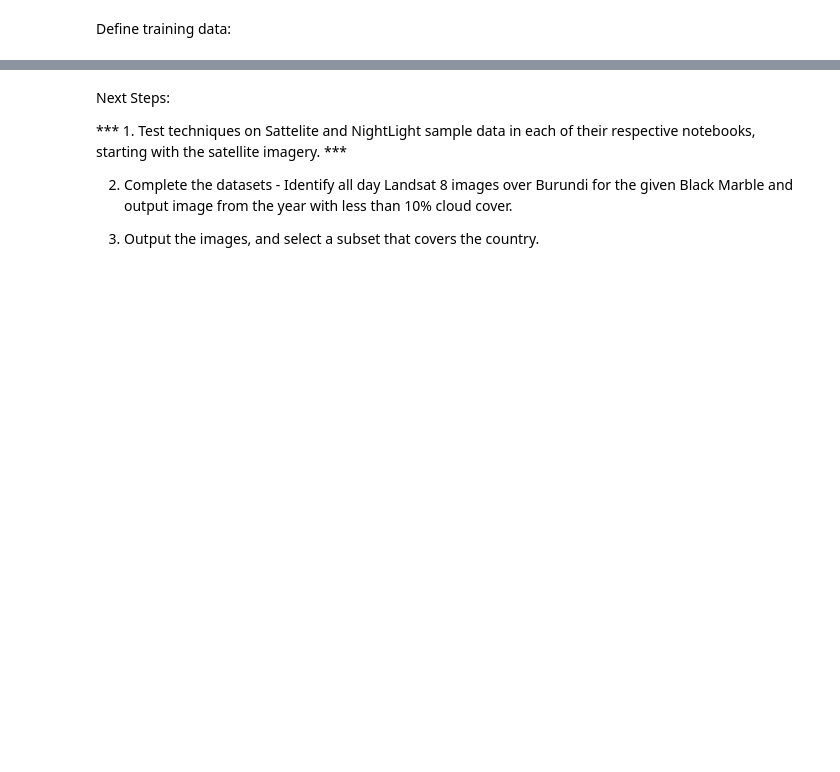
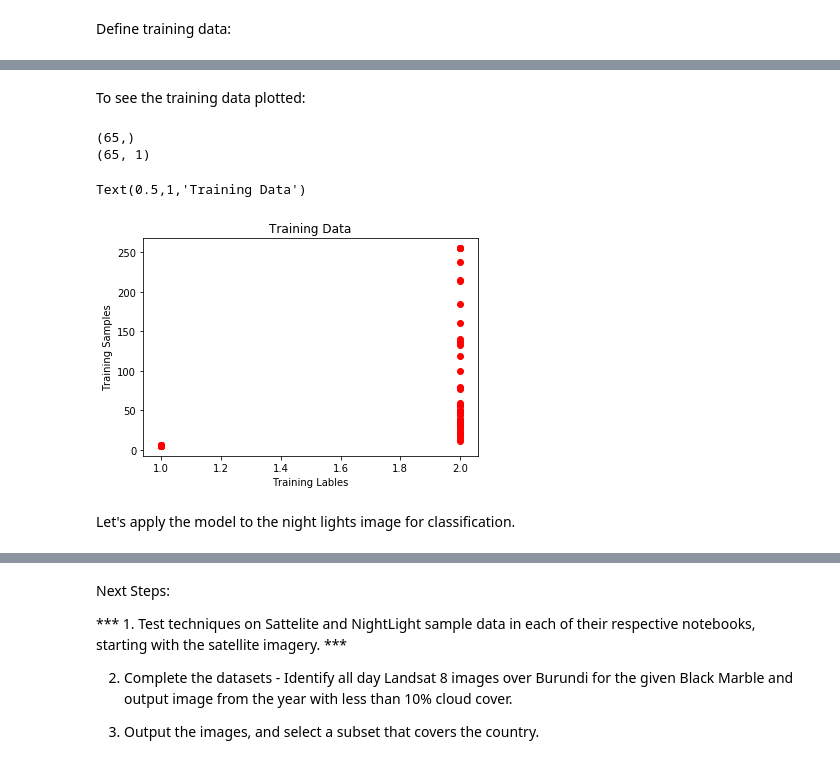
Before and after one commit to karlaking/poverty-predictor, a Jupyter notebook: nightlights_classification.ipynb, the cells around one changed output, grey strips where cells are left out. Saved outputs shown, nothing was run; the diff lists cells and outputs as text; code cells hidden in the pictures; blank space fills up the shorter version.

Commit message:
Finish first classification

```diff
--- a/nightlights_classification.ipynb
+++ b/nightlights_classification.ipynb
@@ -129,0 +128,4 @@ dl.utilities
+# %%
+output_fname = "data/black-marble/classification.tiff"
+train_data_path = "data/black-marble/train/"
+validation_data_path = "data/black-marble/test/"
@@ -129,0 +138,12 @@ dl.utilities
+# %%
+files = [f for f in os.listdir(train_data_path) if f.endswith('.shp')]
+classes = [f.split('.')[0] for f in files]
+print(classes)
+shapefiles = [os.path.join(train_data_path, f)
+              for f in files if f.endswith('.shp')]
+
+labeled_pixels = vectors_to_raster(shapefiles, rows, cols, geo_transform,
+                                   proj)
+is_train = np.nonzero(labeled_pixels)
+training_labels = labeled_pixels[is_train]
+training_samples = bands_data[is_train]
@@ -129,0 +156,6 @@ dl.utilities
+# %%
+from sklearn import metrics
+from sklearn.ensemble import RandomForestClassifier
+
+classifier = RandomForestClassifier(n_jobs=-1)
+classifier.fit(training_samples, training_labels)
@@ -129,0 +170,21 @@ dl.utilities
+# %% [markdown]
+To see the training data plotted:
+# %%
+print(training_labels.shape)
+print(training_samples.shape)
+# Make the plot
+plt.scatter(training_labels, training_samples, color='r', marker='o')
+
+# Add some axis labels
+plt.xlabel('Training Lables')
+plt.ylabel('Training Samples')
+
+# Add a title
+plt.title('Training Data')
+# %% [output]
+(65,)
+(65, 1)
+Text(0.5,1,'Training Data')
+[figure, added]
+# %% [markdown]
+Let's apply the model to the night lights image for classification.
```
Also changed, not shown: parts of 10 cells of this notebook.
